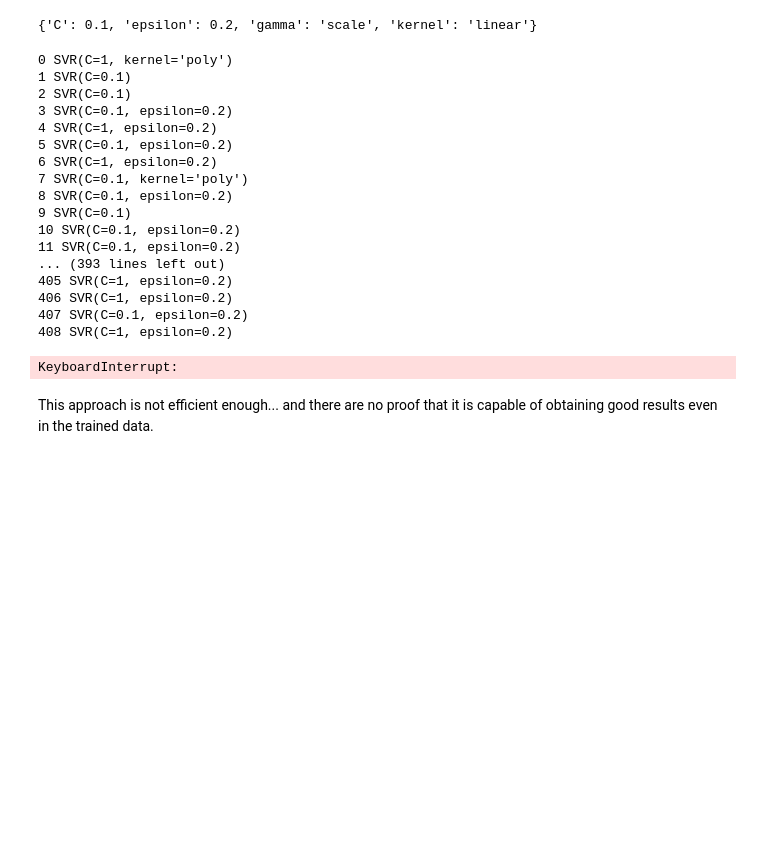
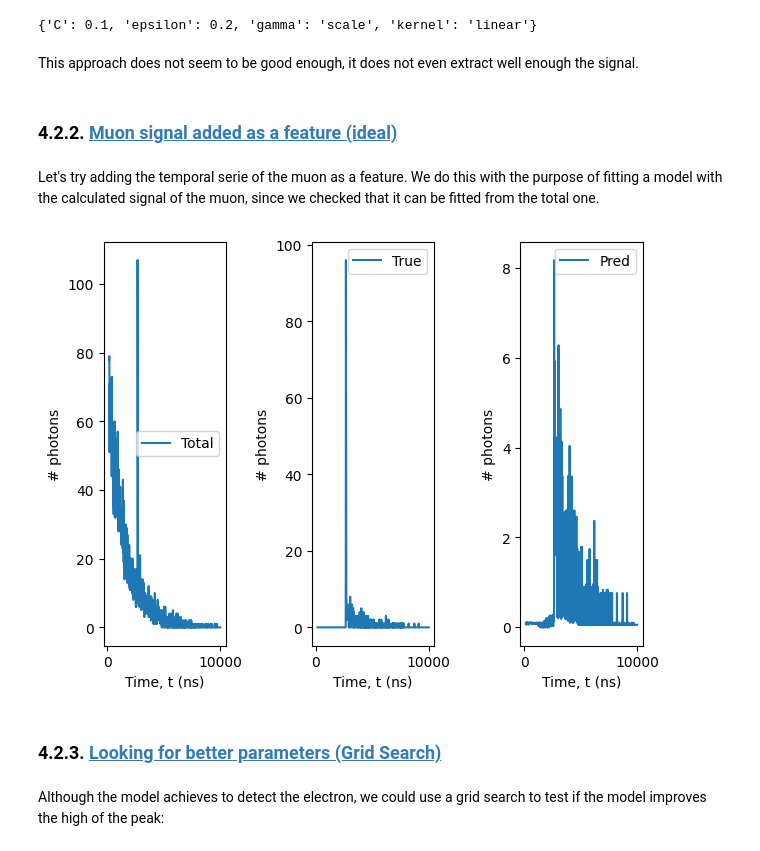
Before and after one commit to JaviGamero/LArTPC_Calibration, a Jupyter notebook: scripts/python/signalDecompose/ML_Algorithms.ipynb, the cells around one changed output. Saved outputs shown, nothing was run; the diff lists cells and outputs as text; code cells hidden in the pictures; blank space fills up the shorter version.

Commit message:
New SVM Approach included. Nice results

```diff
--- a/scripts/python/signalDecompose/ML_Algorithms.ipynb
+++ b/scripts/python/signalDecompose/ML_Algorithms.ipynb
@@ -348,42 +375,31 @@ print(best_params)
 # %% [output]
 [figure]
 {'C': 0.1, 'epsilon': 0.2, 'gamma': 'scale', 'kernel': 'linear'}
-# %%
-param_grid = {
-    'kernel': ['rbf', 'poly'],
-    'C': [0.1, 1],
-    'epsilon': [0.1, 0.2],
-    # 'gamma': ['scale']
-}
-
-svm = SVR()
-gs = GridSearchCV(svm, param_grid, cv=2, scoring='neg_mean_squared_error',
-                      n_jobs=-1, verbose=0)
-
-params = []
-for i in range(Xf_train.shape[0]):
-    gs.fit(Xf_train[i,:].reshape(-1,1), yf_train[i,:])
-    params.append(gs.best_estimator_)
-    print(i, gs.best_estimator_)
-# %% [output]
-0 SVR(C=1, kernel='poly')
-1 SVR(C=0.1)
-2 SVR(C=0.1)
-3 SVR(C=0.1, epsilon=0.2)
-4 SVR(C=1, epsilon=0.2)
-5 SVR(C=0.1, epsilon=0.2)
-6 SVR(C=1, epsilon=0.2)
-7 SVR(C=0.1, kernel='poly')
-8 SVR(C=0.1, epsilon=0.2)
-9 SVR(C=0.1)
-10 SVR(C=0.1, epsilon=0.2)
-11 SVR(C=0.1, epsilon=0.2)
-... (393 lines left out)
-405 SVR(C=1, epsilon=0.2)
-406 SVR(C=1, epsilon=0.2)
-407 SVR(C=0.1, epsilon=0.2)
-408 SVR(C=1, epsilon=0.2)
-KeyboardInterrupt:
-# %% [markdown]
-This approach is not efficient enough... and there are no proof that it is
-capable of obtaining good results even in the trained data.
+# %% [markdown]
+This approach does not seem to be good enough, it does not even extract well
+enough the signal.
+# %% [markdown]
+### 4.2.2. <a id='toc4_2_2_'></a>[Muon signal added as a feature (ideal)](#toc0_)
+# %% [markdown]
+Let's try adding the temporal serie of the muon as a feature. We do this with
+the purpose of fitting a model with the calculated signal of the muon, since
+we checked that it can be fitted from the total one.
+# %%
+i = 8
+Xexample_train = np.array([signals.iloc[i, t_idx].values, mu_signals.iloc[i, t_idx].values]).T
+yexample_train = np.array(e_signals.iloc[i, t_idx].values).reshape(-1)
+# %%
+from sklearn.svm import SVR
+svm = SVR(kernel='rbf', C=1.0)
+svm.fit(Xexample_train, yexample_train)
+y_pred = svm.predict(Xexample_train)
+# %%
+v = [Xexample_train[:,0], yexample_train, y_pred]
+plotSignals(t, v, ['Total', 'True', 'Pred'], sep=True)
+# %% [output]
+[figure, added]
+# %% [markdown]
+### 4.2.3. <a id='toc4_2_3_'></a>[Looking for better parameters (Grid Search)](#toc0_)
+# %% [markdown]
+Although the model achieves to detect the electron, we could use a grid search to
+test if the model improves the high of the peak:
```
Also changed, not shown: parts of 28 cells of this notebook, 1 other file.
